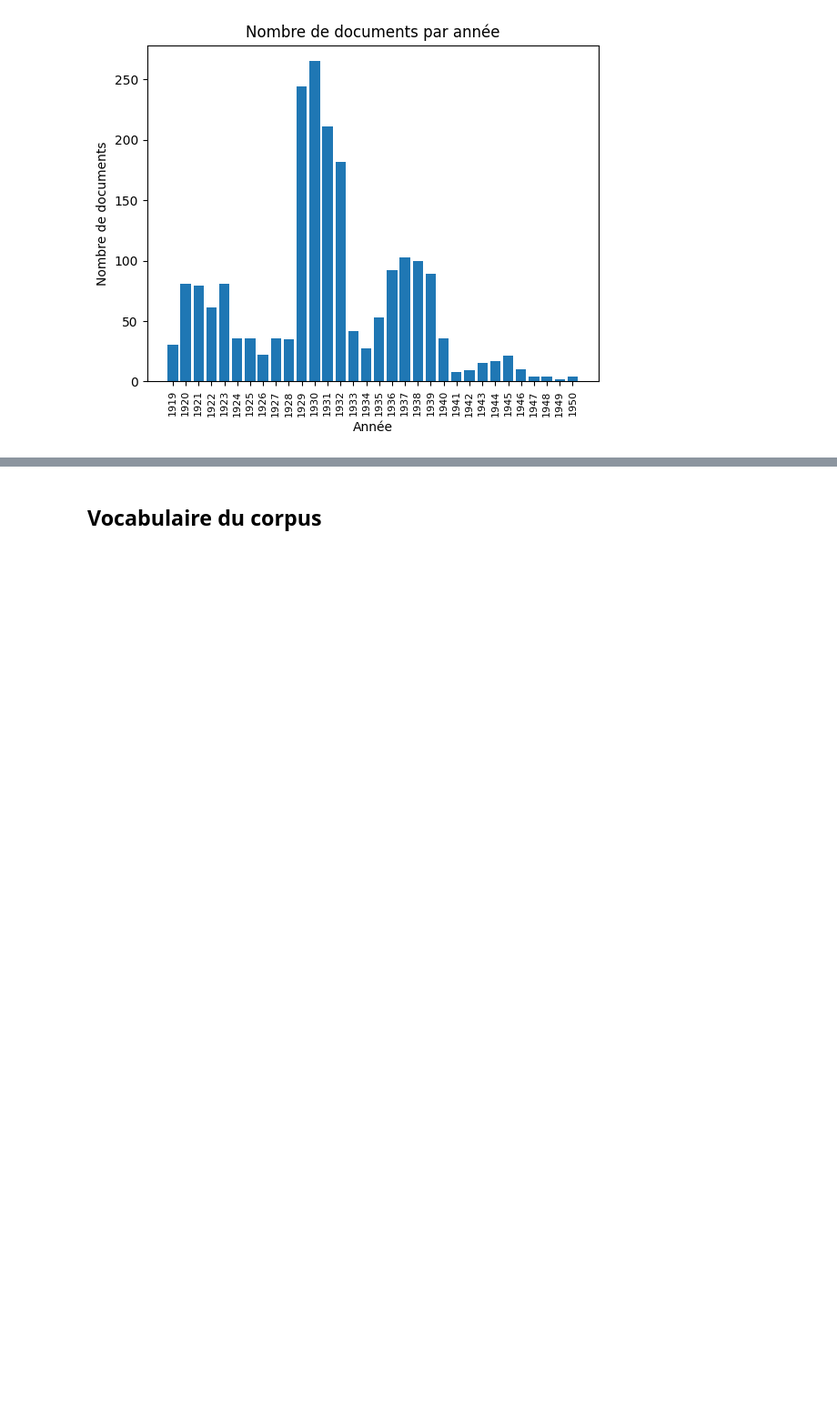
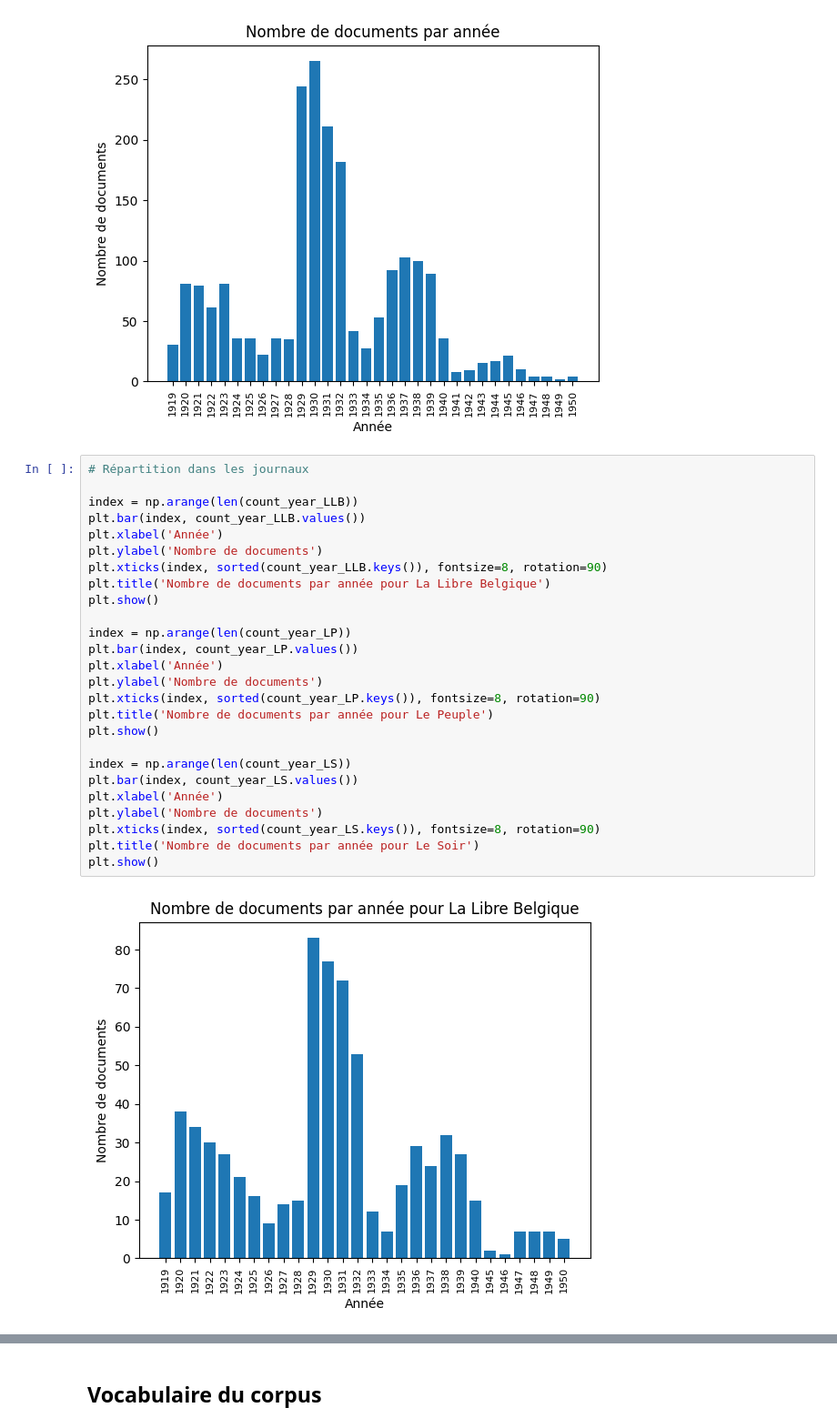
Before and after one commit to glm-q/tac, a Jupyter notebook: tp4/tp4_notebook.ipynb, the cells around one changed output, grey strips where cells are left out. Shown at 91% size. Cells and saved outputs as stored; diff of their text form; blank space fills up the shorter version.

```diff
--- a/tp4/tp4_notebook.ipynb
+++ b/tp4/tp4_notebook.ipynb
@@ -168,3 +205,31 @@ plt.title('Nombre de documents par année')
 plt.show()
 # %% [output]
 [figure]
+# %%
+# Répartition dans les journaux
+
+index = np.arange(len(count_year_LLB))
+plt.bar(index, count_year_LLB.values())
+plt.xlabel('Année')
+plt.ylabel('Nombre de documents')
+plt.xticks(index, sorted(count_year_LLB.keys()), fontsize=8, rotation=90)
+plt.title('Nombre de documents par année pour La Libre Belgique')
+plt.show()
+
+index = np.arange(len(count_year_LP))
+plt.bar(index, count_year_LP.values())
+plt.xlabel('Année')
+plt.ylabel('Nombre de documents')
+plt.xticks(index, sorted(count_year_LP.keys()), fontsize=8, rotation=90)
+plt.title('Nombre de documents par année pour Le Peuple')
+plt.show()
+
+index = np.arange(len(count_year_LS))
+plt.bar(index, count_year_LS.values())
+plt.xlabel('Année')
+plt.ylabel('Nombre de documents')
+plt.xticks(index, sorted(count_year_LS.keys()), fontsize=8, rotation=90)
+plt.title('Nombre de documents par année pour Le Soir')
+plt.show()
+# %% [output]
+[figure, added]
```
Also changed, not shown: parts of 63 cells of this notebook.
